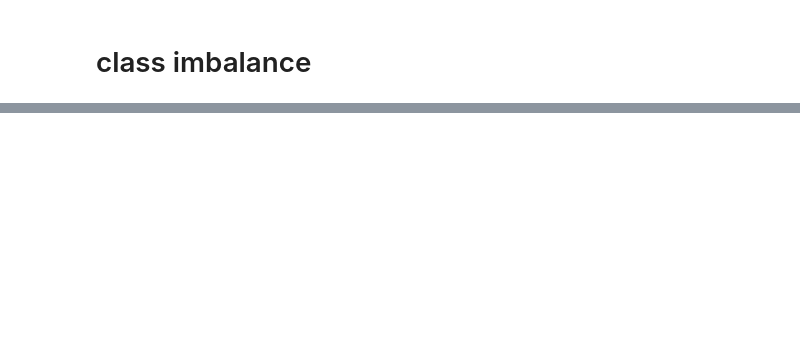
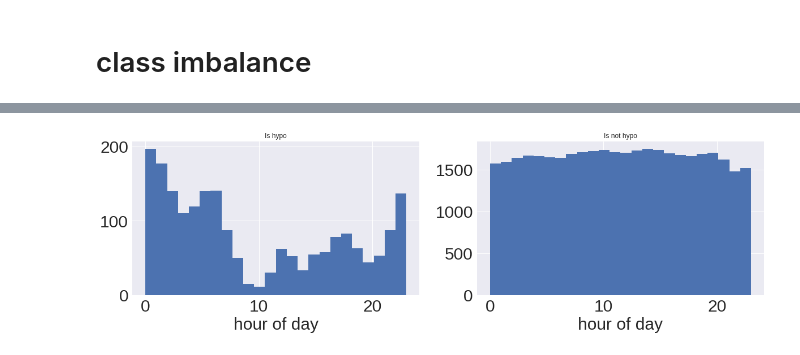
Before and after one commit to sdysch/diabetes-ml, a Jupyter notebook: hypo_prediction.ipynb, the cells around one changed output, grey strips where cells are left out. Drawn from its saved outputs; the diff is of its cells as text; code cells hidden in the pictures; blank space fills up the shorter version.

```diff
--- a/hypo_prediction.ipynb
+++ b/hypo_prediction.ipynb
@@ -97,0 +91,22 @@ print(len(data[data['is_hypo'] == 0]) / len(data))
+# %%
+# adding some time variables
+data['hour'] = data.index.hour
+data['day'] = data.index.dayofweek
+data['month'] = data.index.month
+# %%
+fig, ax = plt.subplots(1, 2, figsize=(20, 5))
+ax[0].hist(data['hour'][data['is_hypo'] == 1], bins=24)
+ax[0].set_xlabel('hour of day', fontsize=30)
+ax[0].tick_params(axis='x', labelsize=30)
+ax[0].tick_params(axis='y', labelsize=30)
+ax[0].set_title('Is hypo')
+
+ax[1].hist(data['hour'][data['is_hypo'] == 0], bins=24)
+ax[1].set_xlabel('hour of day', fontsize=30)
+ax[1].tick_params(axis='x', labelsize=30)
+ax[1].tick_params(axis='y', labelsize=30)
+ax[1].set_title('Is not hypo')
+
+plt.show()
+# %% [output]
+[figure, added]
```
Also changed, not shown: parts of 21 cells of this notebook, 1 other file.
